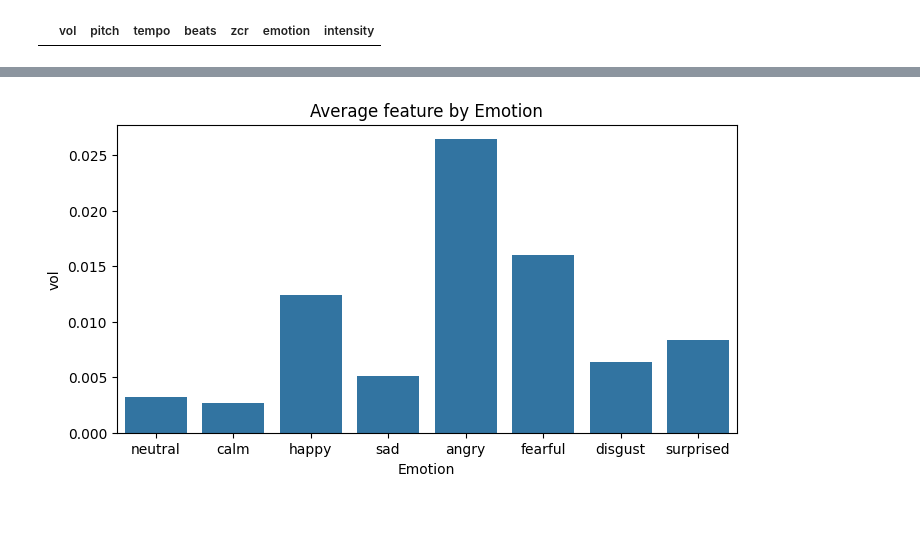
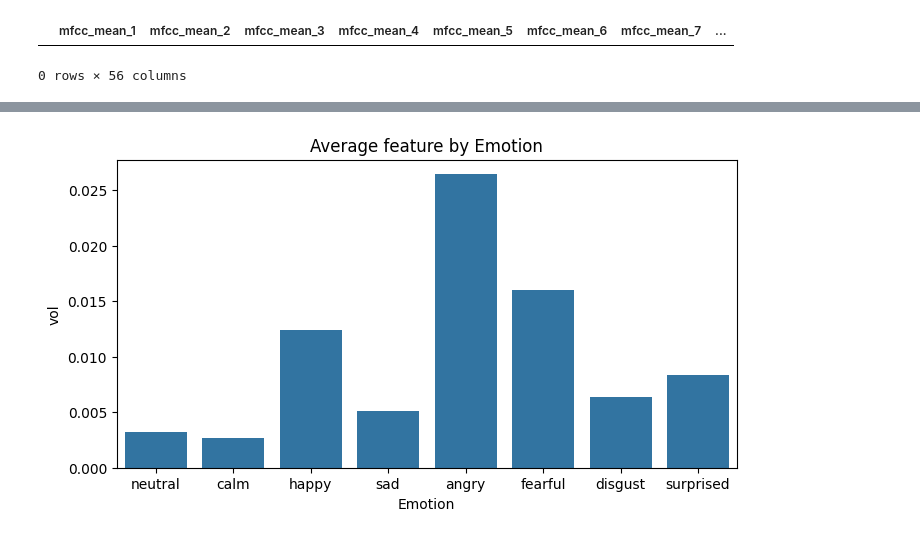
Before and after one commit to CallumRobertson-Cox/speech-emotion-predictor-, a Jupyter notebook: create_database.ipynb, the cells around one changed output, grey strips where cells are left out. Cells and saved outputs as stored; diff of their text form; code cells hidden in the pictures.

```diff
--- a/create_database.ipynb
+++ b/create_database.ipynb
@@ -7,10 +7,16 @@ import matplotlib.pyplot as plt
 import seaborn as sns
 # %%
 #emotion_code = int(file.split("-")[2])
-df = pd.DataFrame(columns=['vol', 'pitch', 'tempo', "beats", 'zcr', 'emotion', 'intensity'])
+df = pd.DataFrame(columns=[f'mfcc_mean_{i}' for i in range(1, 14)] +
+    [f'mfcc_std_{i}' for i in range(1, 14)] +
+    [f'chroma_mean_{i}' for i in range(1, 13)] +
+    [f'spectral_contrast_mean_{i}' for i in range(1, 8)] +
+    [f'tonnetz_mean_{i}' for i in range(1, 7)] +
+    ['zcr_mean', 'rms_mean', 'pitch_mean', 'emotion', 'intensity'])
 df
 # %% [output]
-|  | vol | pitch | tempo | beats | zcr | emotion | intensity |
+|  | mfcc_mean_1 | mfcc_mean_2 | mfcc_mean_3 | mfcc_mean_4 | mfcc_mean_5 | mfcc_mean_6 | mfcc_mean_7 | ... |
+0 rows × 56 columns
 # %%
 # path = 'archive/Actor_01/03-01-07-02-01-01-01.wav'
 # file_name = '03-01-07-02-01-01-01.wav'
```
Also changed, not shown: parts of 8 cells of this notebook, 4 other files.
